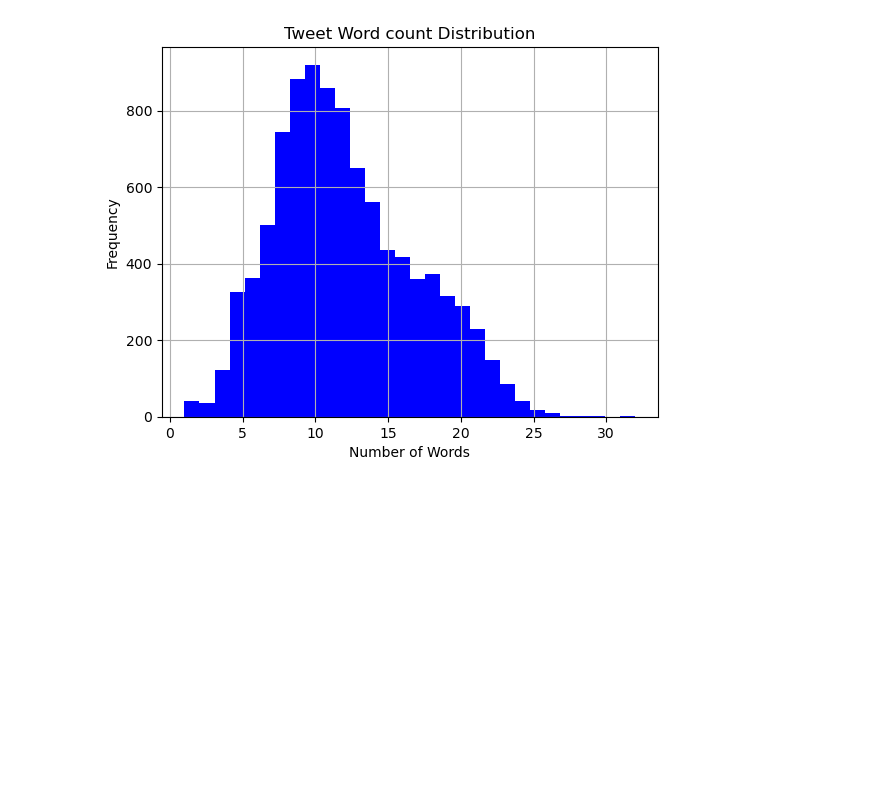
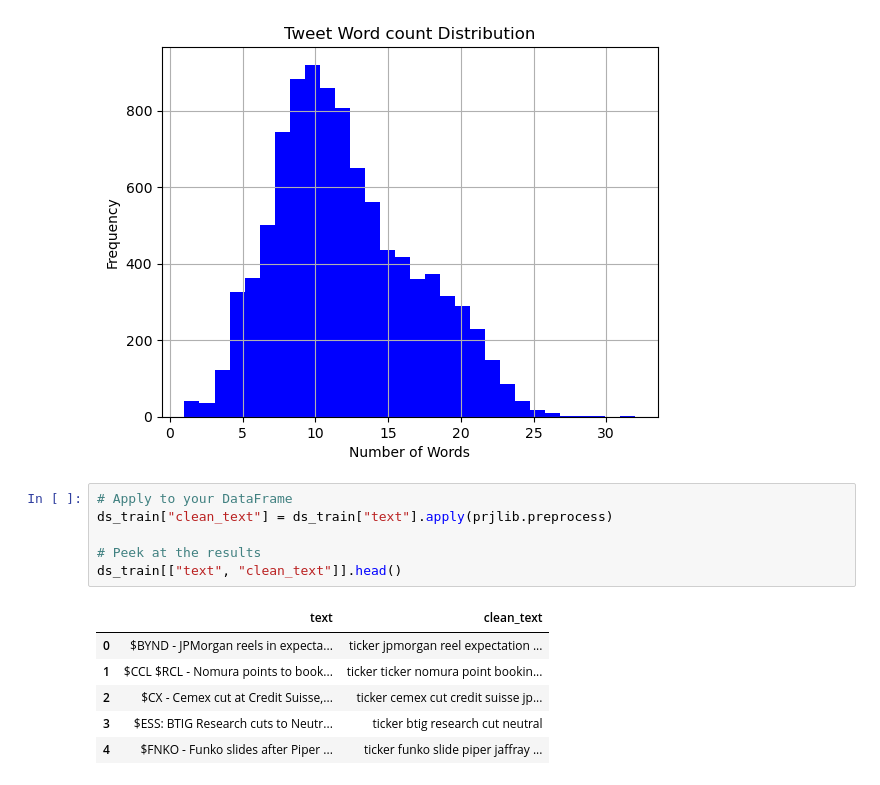
Before and after one commit to Antramos/TextMiningProject2025, a Jupyter notebook: main.ipynb, the cells around one changed output. Saved outputs shown, nothing was run; the diff lists cells and outputs as text; blank space fills up the shorter version.

```diff
--- a/main.ipynb
+++ b/main.ipynb
@@ -142,3 +147,16 @@ plt.grid(True)
 plt.show()
 # %% [output]
 [figure]
+# %%
+# Apply to your DataFrame
+ds_train["clean_text"] = ds_train["text"].apply(prjlib.preprocess)
+
+# Peek at the results
+ds_train[["text", "clean_text"]].head()
+# %% [output]
+|  | text | clean_text |
+| 0 | $BYND - JPMorgan reels in expecta... | ticker jpmorgan reel expectation ... |
+| 1 | $CCL $RCL - Nomura points to book... | ticker ticker nomura point bookin... |
+| 2 | $CX - Cemex cut at Credit Suisse,... | ticker cemex cut credit suisse jp... |
+| 3 | $ESS: BTIG Research cuts to Neutr... | ticker btig research cut neutral |
+| 4 | $FNKO - Funko slides after Piper ... | ticker funko slide piper jaffray ... |
```
Also changed, not shown: parts of 7 cells of this notebook, 3 other files.
